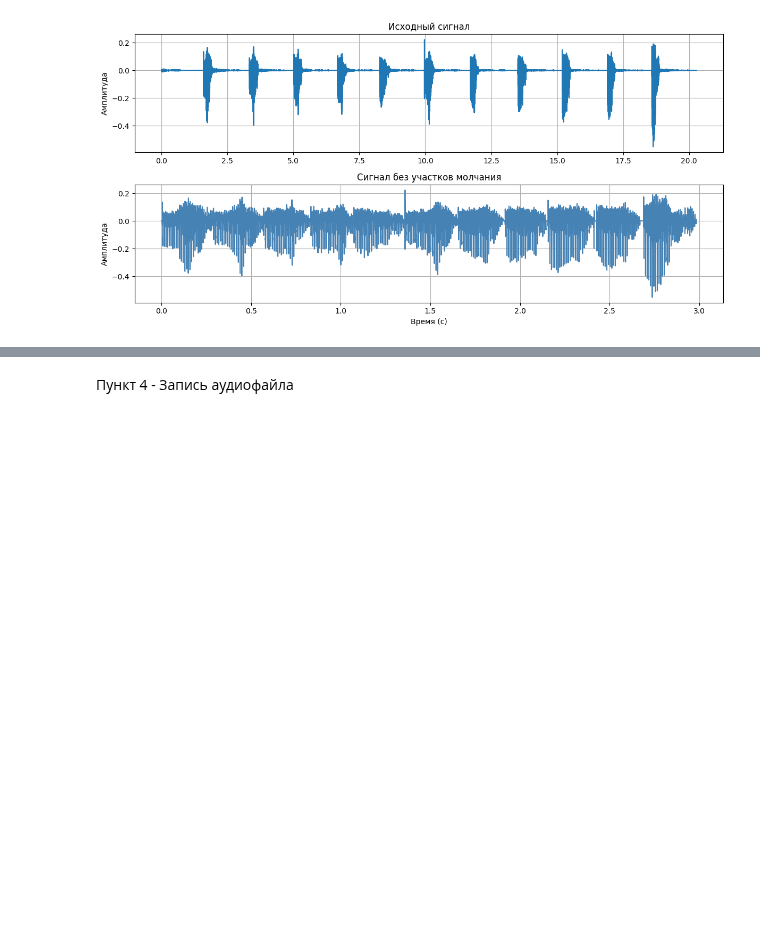
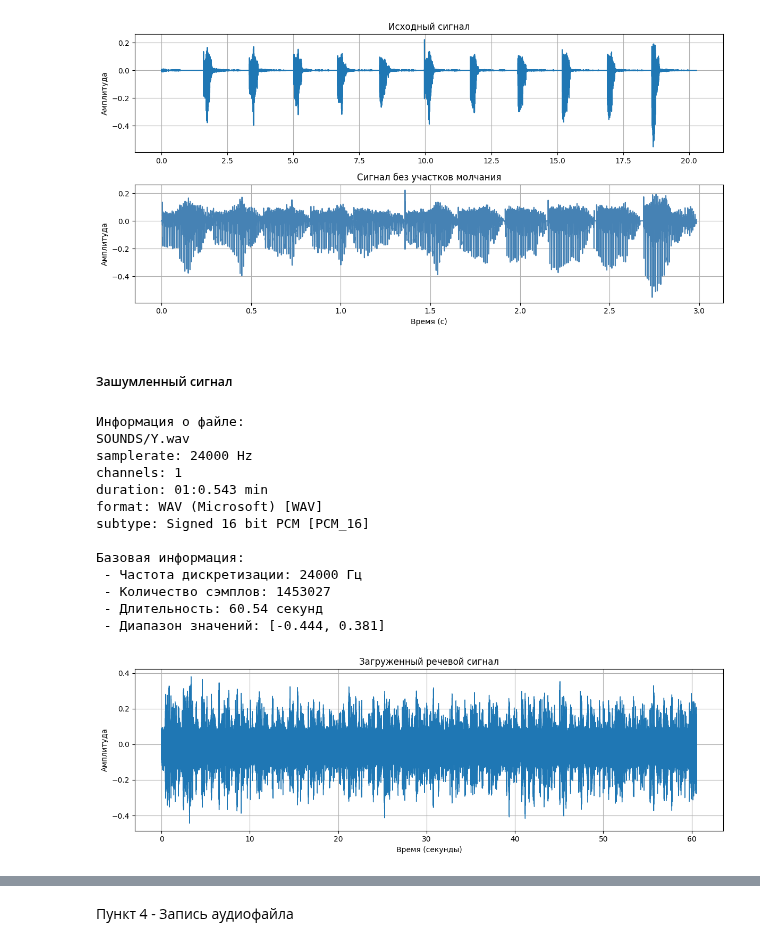
Before and after one commit to EngoyanSY/MAODI, a Jupyter notebook: LR2/MAODI_LR2.ipynb, the cells around one changed output, grey strips where cells are left out. Cells and saved outputs as stored; diff of their text form; code cells hidden in the pictures; blank space fills up the shorter version.

```diff
--- a/LR2/MAODI_LR2.ipynb
+++ b/LR2/MAODI_LR2.ipynb
@@ -220,3 +219,38 @@ plt.show()
 Исходная длительность: 20.28 с
 После удаления тишины: 2.98 с
 [figure]
+# %% [markdown]
+<h5> Зашумленный сигнал
+# %%
+filename = "SOUNDS/Y.wav"
+noised_signal, fs_noised = load_audio_soundfile(filename)
+
+# Информация о файле
+print("Информация о файле:")
+print(sf.info(filename))
+print()
+
+# Вывод базовой информации
+print("Базовая информация:")
+print(f" - Частота дискретизации: {fs_noised} Гц")
+print(f" - Количество сэмплов: {len(noised_signal)}")
+print(f" - Длительность: {len(noised_signal)/fs_noised:.2f} секунд")
+print(f" - Диапазон значений: [{np.min(noised_signal):.3f}, {np.max(noised_signal):.3f}]")
+
+# Визуализация
+plot_audio_signal(noised_signal, fs_noised, "Загруженный речевой сигнал")
+# %% [output]
+Информация о файле:
+SOUNDS/Y.wav
+samplerate: 24000 Hz
+channels: 1
+duration: 01:0.543 min
+format: WAV (Microsoft) [WAV]
+subtype: Signed 16 bit PCM [PCM_16]
+
+Базовая информация:
+ - Частота дискретизации: 24000 Гц
+ - Количество сэмплов: 1453027
+ - Длительность: 60.54 секунд
+ - Диапазон значений: [-0.444, 0.381]
+[figure, added]
```
Also changed, not shown: parts of 10 cells of this notebook, 5 other files.
